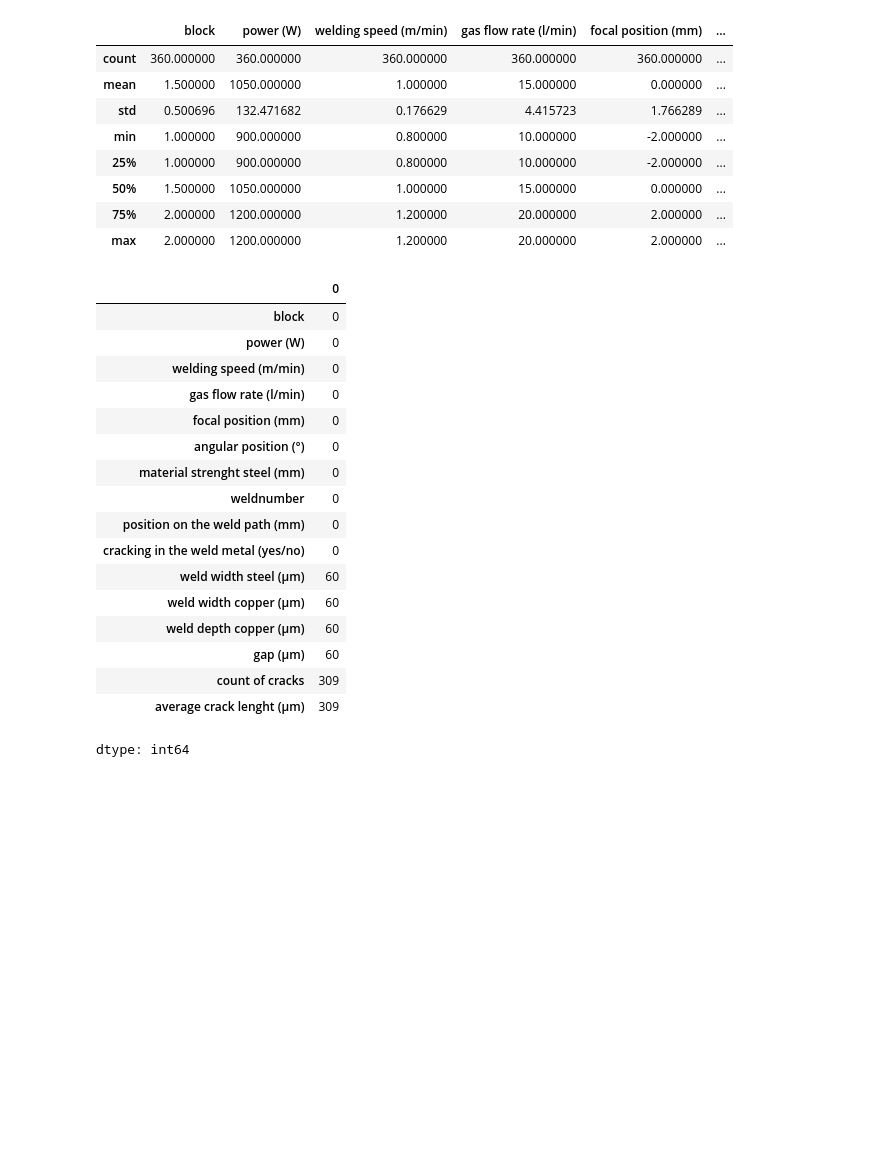
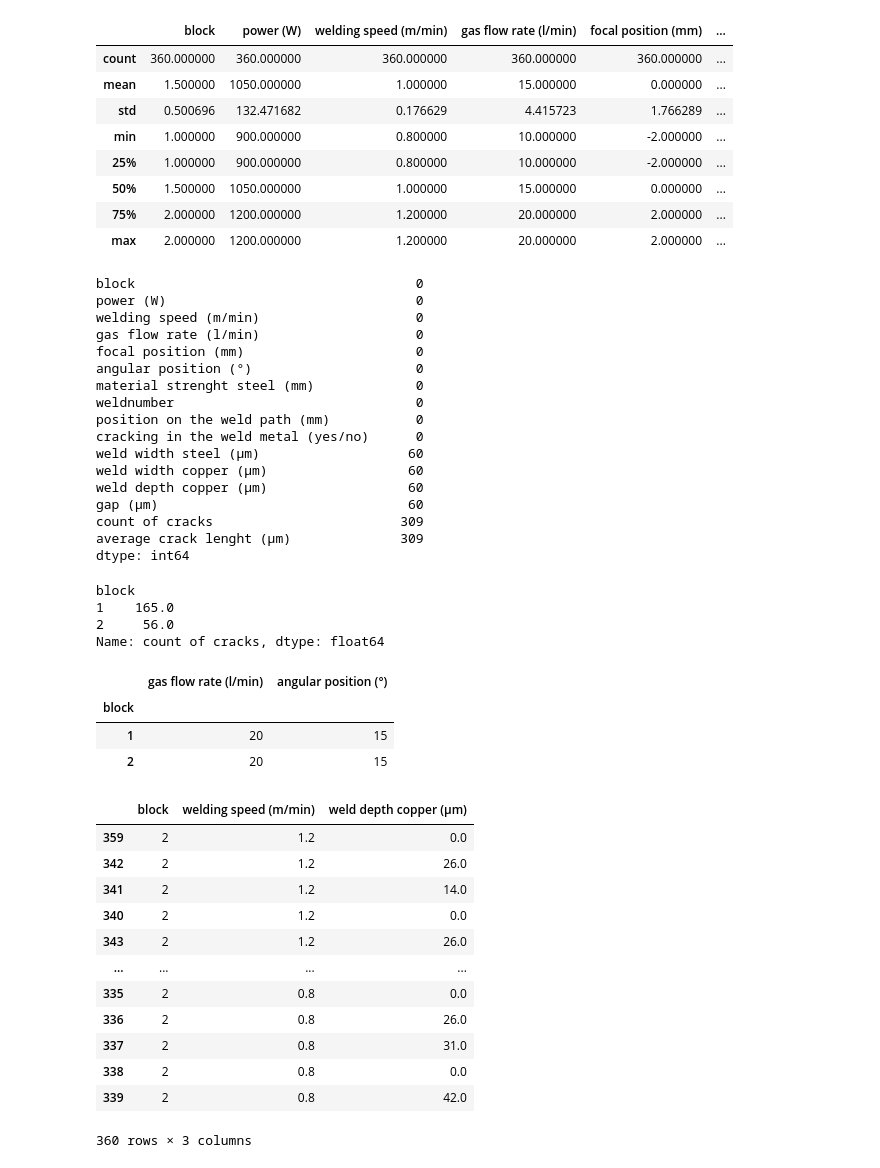
Before and after one commit to harisriyokeshvar/EDA-Exploratory-Data-Analysis-, a Jupyter notebook: LASER_Welding_Data.ipynb, the cells around one changed output. Cells and saved outputs as stored; diff of their text form; code cells hidden in the pictures; blank space fills up the shorter version.

```diff
--- a/LASER_Welding_Data.ipynb
+++ b/LASER_Welding_Data.ipynb
@@ -5,5 +10,5 @@ import pandas as pd
 # %%
-df = pd.read_excel('/content/Definitiv screening steel-copper lap joints V1.1.xlsx')
+df = pd.read_excel(r'C:\Users\ELCOT\Documents\AI program\Data_base\Definitiv screening steel-copper lap joints V1.1.xlsx')
 # %%
 df
 # %% [output]
@@ -77,21 +82,20 @@ df.describe()
 # %%
 df.isnull().sum()
 # %% [output]
-|  | 0 |
-| block | 0 |
-| power (W) | 0 |
-| welding speed (m/min) | 0 |
-| gas flow rate (l/min) | 0 |
-| focal position (mm) | 0 |
-| angular position (°) | 0 |
-| material strenght steel (mm) | 0 |
-| weldnumber | 0 |
-| position on the weld path (mm) | 0 |
-| cracking in the weld metal (yes/no) | 0 |
-| weld width steel (µm) | 60 |
-| weld width copper (µm) | 60 |
-| weld depth copper (µm) | 60 |
-| gap (µm) | 60 |
-| count of cracks | 309 |
-| average crack lenght (µm) | 309 |
+block                                    0
+power (W)                                0
+welding speed (m/min)                    0
+gas flow rate (l/min)                    0
+focal position (mm)                      0
+angular position (°)                     0
+material strenght steel (mm)             0
+weldnumber                               0
+position on the weld path (mm)           0
+cracking in the weld metal (yes/no)      0
+weld width steel (µm)                   60
+weld width copper (µm)                  60
+weld depth copper (µm)                  60
+gap (µm)                                60
+count of cracks                        309
+average crack lenght (µm)              309
 dtype: int64
@@ -97,0 +105,7 @@ dtype: int64
+# %%
+data
+# %% [output]
+block
+1    165.0
+2     56.0
+Name: count of cracks, dtype: float64
@@ -97,0 +114,26 @@ dtype: int64
+# %%
+data1
+# %% [output]
+|  | gas flow rate (l/min) | angular position (°) |
+| block |  |  |
+| 1 | 20 | 15 |
+| 2 | 20 | 15 |
+# %%
+#welding speed and weld depth
+data2 = df[['block', 'welding speed (m/min)', 'weld depth copper (µm)']].sort_values(by='welding speed (m/min)', ascending=False)
+# %%
+data2
+# %% [output]
+|  | block | welding speed (m/min) | weld depth copper (µm) |
+| 359 | 2 | 1.2 | 0.0 |
+| 342 | 2 | 1.2 | 26.0 |
+| 341 | 2 | 1.2 | 14.0 |
+| 340 | 2 | 1.2 | 0.0 |
+| 343 | 2 | 1.2 | 26.0 |
+| ... | ... | ... | ... |
+| 335 | 2 | 0.8 | 0.0 |
+| 336 | 2 | 0.8 | 26.0 |
+| 337 | 2 | 0.8 | 31.0 |
+| 338 | 2 | 0.8 | 0.0 |
+| 339 | 2 | 0.8 | 42.0 |
+360 rows × 3 columns
```
Also changed, not shown: parts of 16 cells of this notebook.
